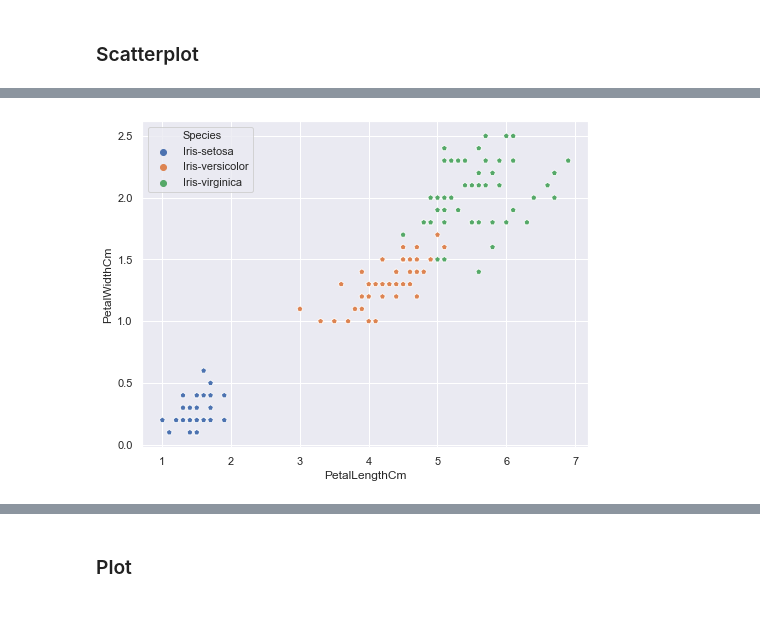
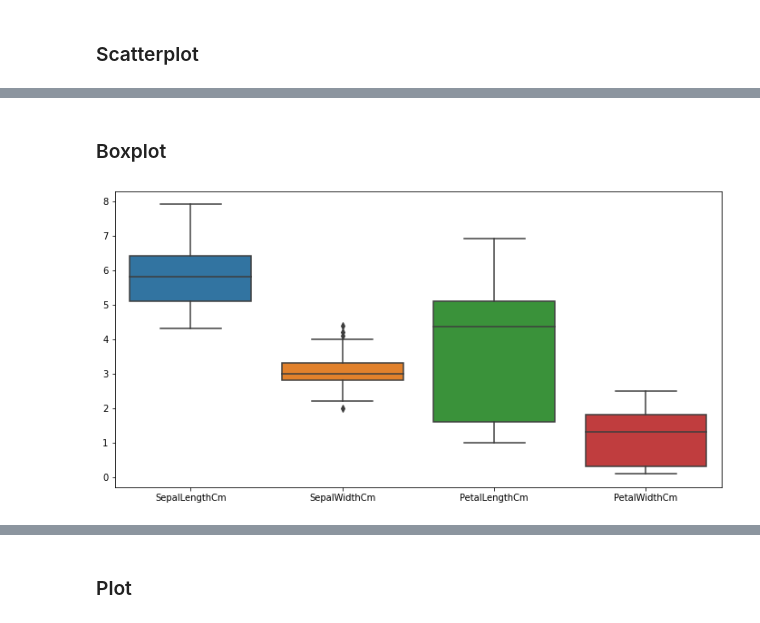
Before and after one commit to GenomicsUA/workshops, a Jupyter notebook: Python_R_Visualization/Python/Seaborn.ipynb, the cells around one changed output, grey strips where cells are left out. Saved outputs shown, nothing was run; the diff lists cells and outputs as text; code cells hidden in the pictures.

```diff
--- a/Python_R_Visualization/Python/Seaborn.ipynb
+++ b/Python_R_Visualization/Python/Seaborn.ipynb
@@ -183,6 +196,12 @@ plt.show()
+# %% [markdown]
+### Boxplot
 # %%
-plt.figure(figsize=[8,6])
-sns.scatterplot(x='PetalLengthCm', y='PetalWidthCm', hue='Species', marker='p', data=iris)
+floats = iris.select_dtypes(float)
+plt.figure(figsize=[12,6])
+sns.boxplot(data=iris,
+#             x='SepalLengthCm', y='Species',
+#             hue='Species',
+           )
 plt.show()
 # %% [output]
-[figure, old version]
+[figure, new version]
```
Also changed, not shown: parts of 34 cells of this notebook, 9 other files.
